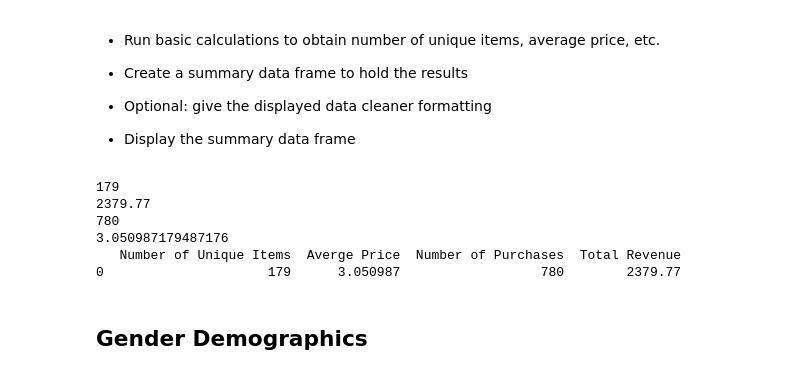
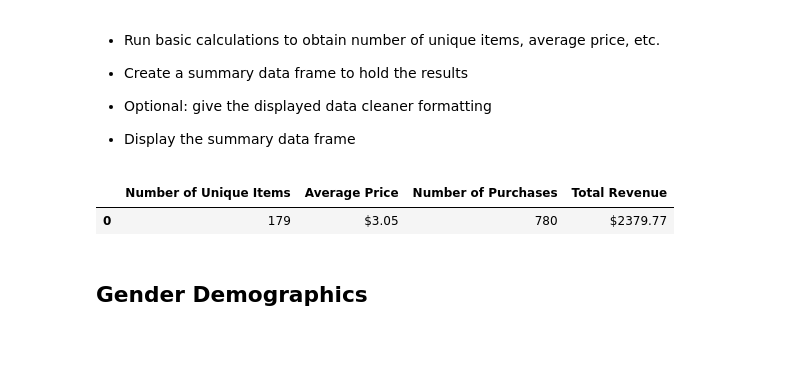
Before and after one commit to jtslater2/JTS-HW4-Pandas, a Jupyter notebook: jts-heroes.ipynb, the cells around one changed output. Cells and saved outputs as stored; diff of their text form; code cells hidden in the pictures; blank space fills up the shorter version.

```diff
--- a/jts-heroes.ipynb
+++ b/jts-heroes.ipynb
@@ -78,61 +52,38 @@ total players
 
 * Display the summary data frame
 # %%
-purchase_data.head()
 #Item_ID_df = purchase_data["Item ID"].value.count()
 drop_item_df = purchase_data.drop_duplicates(subset = ["Item ID"])
-drop_item_df.head()
+
+#blah
+unique_items = drop_item_df.shape[0]
+
+#blah
+total_rev = purchase_data["Price"].sum()
+
+#blah
+total_purch = purchase_data["Purchase ID"].count()
+
+#blah
+avg_price  = purchase_data["Price"].mean()
+
+#blah
+PurchasingAnalysis_df = pd.DataFrame({"Number of Unique Items": unique_items,
+                                      "Average Price": avg_price,
+                                      "Number of Purchases": total_purch,
+                                      "Total Revenue": total_rev},index=[0])
 
 
 
-#print(uitems)
-#print("this is the number of uitems")
-#unique_items = drop_df["Items ID"].count()
-#total = unique_items.count()
-#print(unique_items)
 
-#uitems_count = (len(unique_items))
-#print(uitems_count)
-#print("this is unique items count- which is wrong")
-#print(Count(Unique_items))
+PurchasingAnalysis_df["Average Price"] = PurchasingAnalysis_df["Average Price"].map("${:.2f}".format)
 
-#drop_df.describe() count is correct
-#drop_df = drop_df.set_index(["Item ID"])
-#              drop_df = drop_df.sort_values(by = ["Item ID"])
-#               drop_df
+PurchasingAnalysis_df["Total Revenue"] = PurchasingAnalysis_df["Total Revenue"].map("${:.2f}".format)
 
-
-unique_items = drop_item_df.shape[0]
-print(unique_items)
-
-total_rev = purchase_data["Price"].sum()
-print (total_rev)
-
-total_purch = purchase_data["Purchase ID"].count()
-print (total_purch)
-
-avg_price  = purchase_data["Price"].mean()
-print(avg_price)
-#drop_df = drop_df.sort_values(by = ["Item ID"])
-#drop_df.head
-purchase_data.head()
-
-
-
-PurchasingAnalysis_df = pd.DataFrame({"Number of Unique Items": unique_items,
-                                      "Averge Price": avg_price,
-                                      "Number of Purchases": total_purch,
-                                      "Total Revenue": total_rev},index=[0])
-
-PurchasingAnalysis_df.set_index
-print(PurchasingAnalysis_df)
+PurchasingAnalysis_df.head()
 # %% [output]
-179
-2379.77
-780
-3.050987179487176
-   Number of Unique Items  Averge Price  Number of Purchases  Total Revenue
-0                     179      3.050987                  780        2379.77
+|  | Number of Unique Items | Average Price | Number of Purchases | Total Revenue |
+| 0 | 179 | $3.05 | 780 | $2379.77 |
 # %% [markdown]
 ## Gender Demographics
 # %% [markdown]
```
Also changed, not shown: parts of 5 cells of this notebook.
